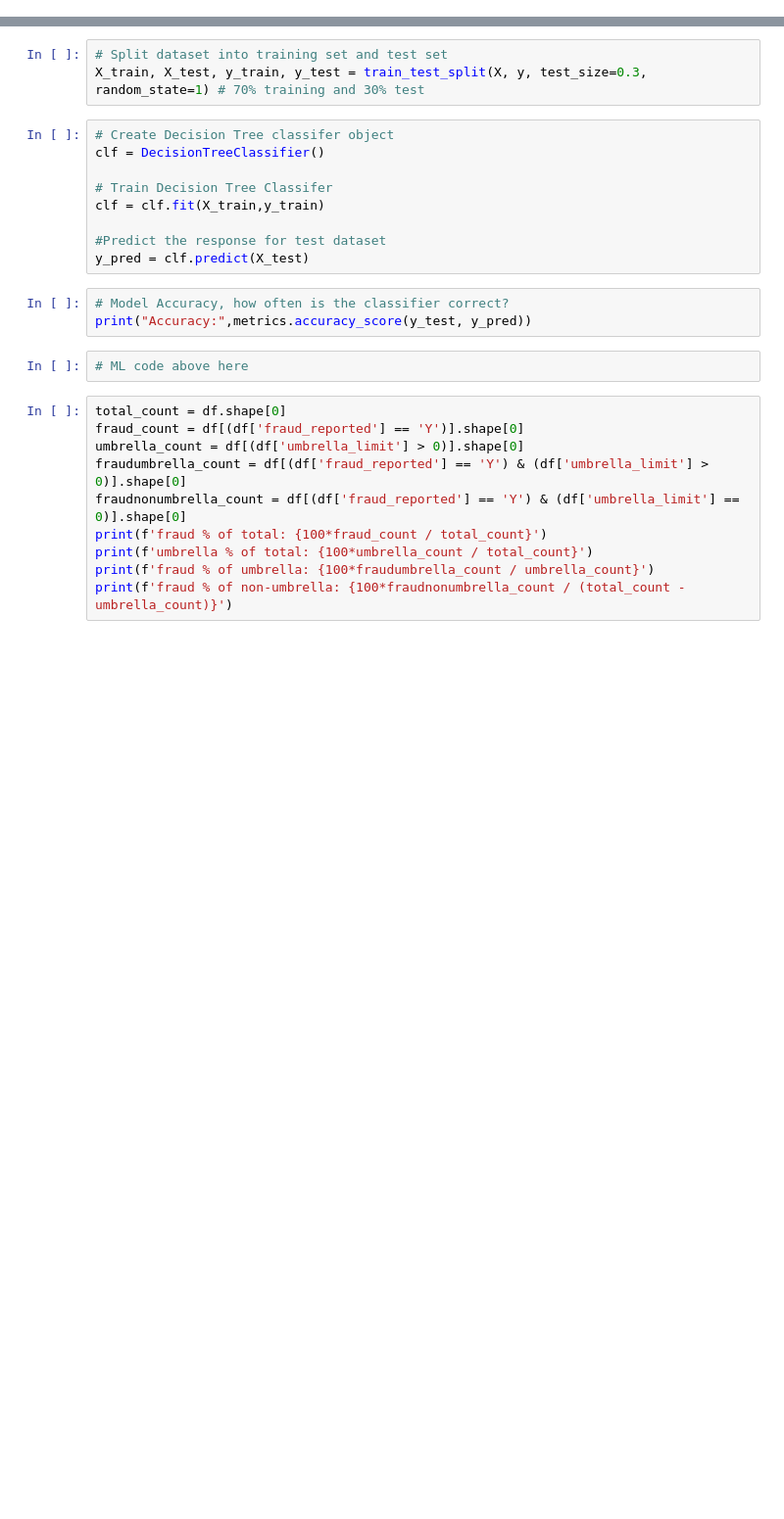
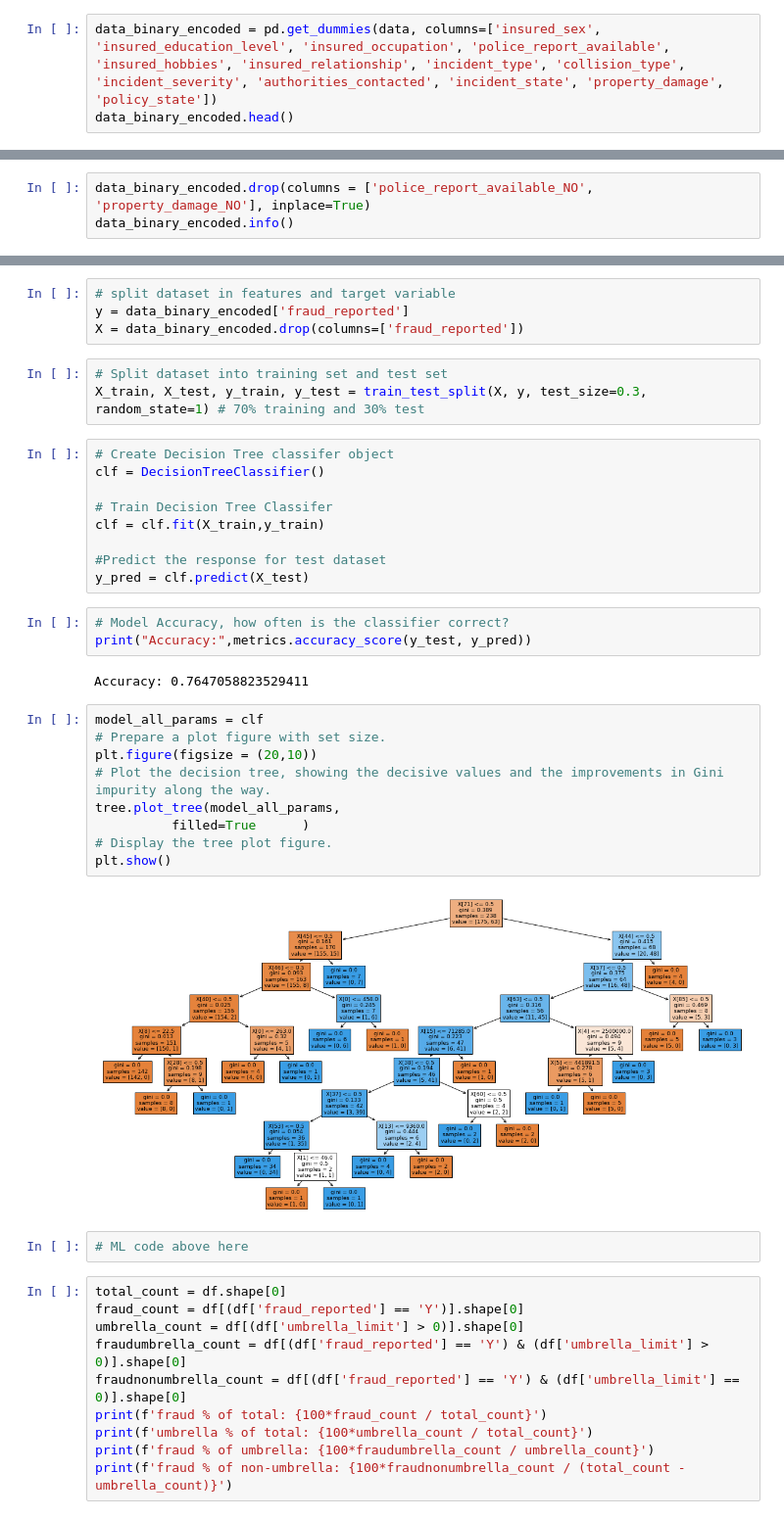
Before and after one commit to Steve-hub49/Machine-Learning-Project, a Jupyter notebook: ml_decisiontree_workbook.ipynb, the cells around one changed output, grey strips where cells are left out. Shown: that part at 98% size. Drawn from its saved outputs; the diff is of its cells as text; blank space fills up the shorter version.

```diff
--- a/ml_decisiontree_workbook.ipynb
+++ b/ml_decisiontree_workbook.ipynb
@@ -32,0 +36,3 @@ y = 'fraud_reported' # Target variable
+# %%
+data_binary_encoded = pd.get_dummies(data, columns=['insured_sex', 'insured_education_level', 'insured_occupation', 'police_report_available', 'insured_hobbies', 'insured_relationship', 'incident_type', 'collision_type', 'incident_severity', 'authorities_contacted', 'incident_state', 'property_damage', 'policy_state'])
+data_binary_encoded.head()
@@ -32,0 +47,3 @@ y = 'fraud_reported' # Target variable
+# %%
+data_binary_encoded.drop(columns = ['police_report_available_NO', 'property_damage_NO'], inplace=True)
+data_binary_encoded.info()
@@ -33,3 +68,7 @@ y = 'fraud_reported' # Target variable
+# %%
+# split dataset in features and target variable
+y = data_binary_encoded['fraud_reported']
+X = data_binary_encoded.drop(columns=['fraud_reported'])
 # %%
 # Split dataset into training set and test set
 X_train, X_test, y_train, y_test = train_test_split(X, y, test_size=0.3, random_state=1) # 70% training and 30% test
@@ -45,6 +84,19 @@ y_pred = clf.predict(X_test)
 # %%
 # Model Accuracy, how often is the classifier correct?
 print("Accuracy:",metrics.accuracy_score(y_test, y_pred))
+# %% [output]
+Accuracy: 0.7647058823529411
+# %%
+model_all_params = clf
+# Prepare a plot figure with set size.
+plt.figure(figsize = (20,10))
+# Plot the decision tree, showing the decisive values and the improvements in Gini impurity along the way.
+tree.plot_tree(model_all_params,
+          filled=True      )
+# Display the tree plot figure.
+plt.show()
+# %% [output]
+[figure, added]
 # %%
 # ML code above here
 # %%
```
Also changed, not shown: parts of 8 cells of this notebook, 4 other files.
